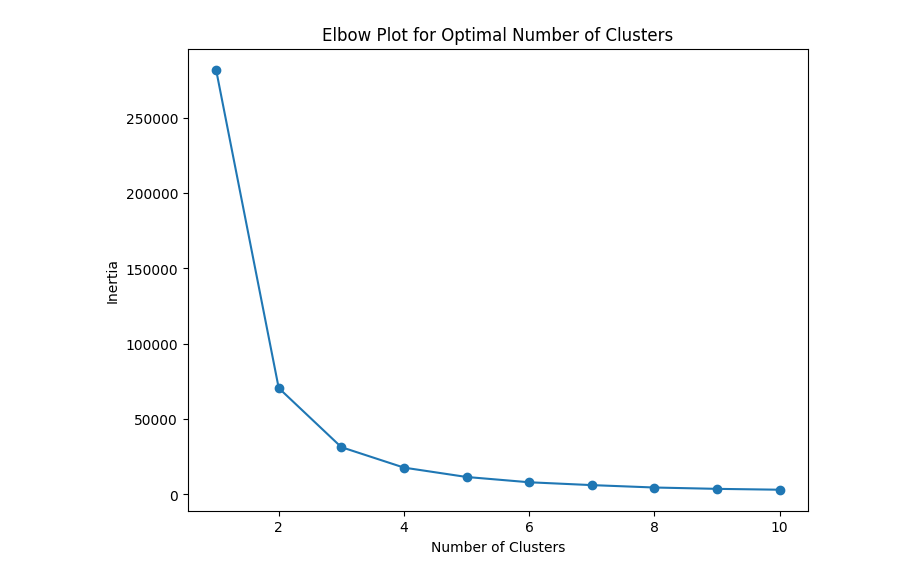
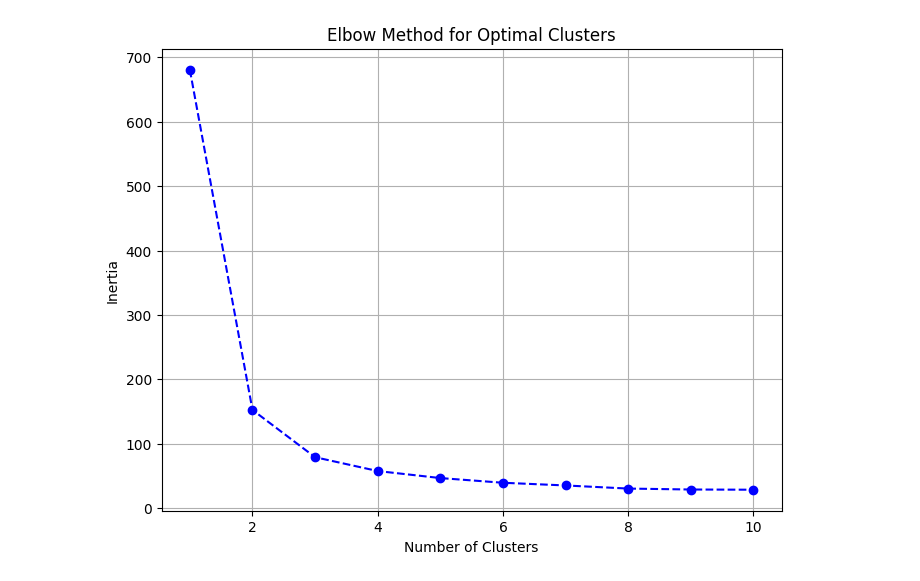
Before and after one commit to ibraheem32/clustering-Fitting, a Jupyter notebook: main.ipynb, the cells around one changed output. Cells and saved outputs as stored; diff of their text form; code cells hidden in the pictures.

```diff
--- a/main.ipynb
+++ b/main.ipynb
@@ -49,0 +12,11 @@ Name: count, dtype: int64
+# %%
+# Loading dataset
+data_path = 'Iris.csv'
+df = pd.read_csv(data_path)
+
+# Drop unnecessary columns
+df.drop(columns=['Id'], inplace=True)
+
+# Exploratory Data Analysis (EDA)
+print(df.describe())
+print(df.info())
@@ -84,16 +72,21 @@ plt.show()
 # %%
-# Elbow plot
+# K-Means Clustering
+features = df[['SepalLengthCm', 'SepalWidthCm', 'PetalLengthCm', 'PetalWidthCm']]
+
+# finding clusters
 inertia = []
-for i in range(1, 11):
-    kmeans = KMeans(n_clusters=i)
-    kmeans.fit(data.drop(columns='Species'))
+for k in range(1, 11):
+    kmeans = KMeans(n_clusters=k, random_state=42)
+    kmeans.fit(features)
     inertia.append(kmeans.inertia_)
 
+# Plot 4: Elbow plot
 plt.figure(figsize=(8, 6))
-plt.plot(range(1, 11), inertia, marker='o')
-plt.title('Elbow Plot for Optimal Number of Clusters')
+plt.plot(range(1, 11), inertia, marker='o', linestyle='--', color='b')
+plt.title('Elbow Method for Optimal Clusters')
 plt.xlabel('Number of Clusters')
 plt.ylabel('Inertia')
+plt.grid(True)
 plt.show()
 # %% [output]
-[figure, old version]
+[figure, new version]
```
Also changed, not shown: parts of 14 cells of this notebook.
